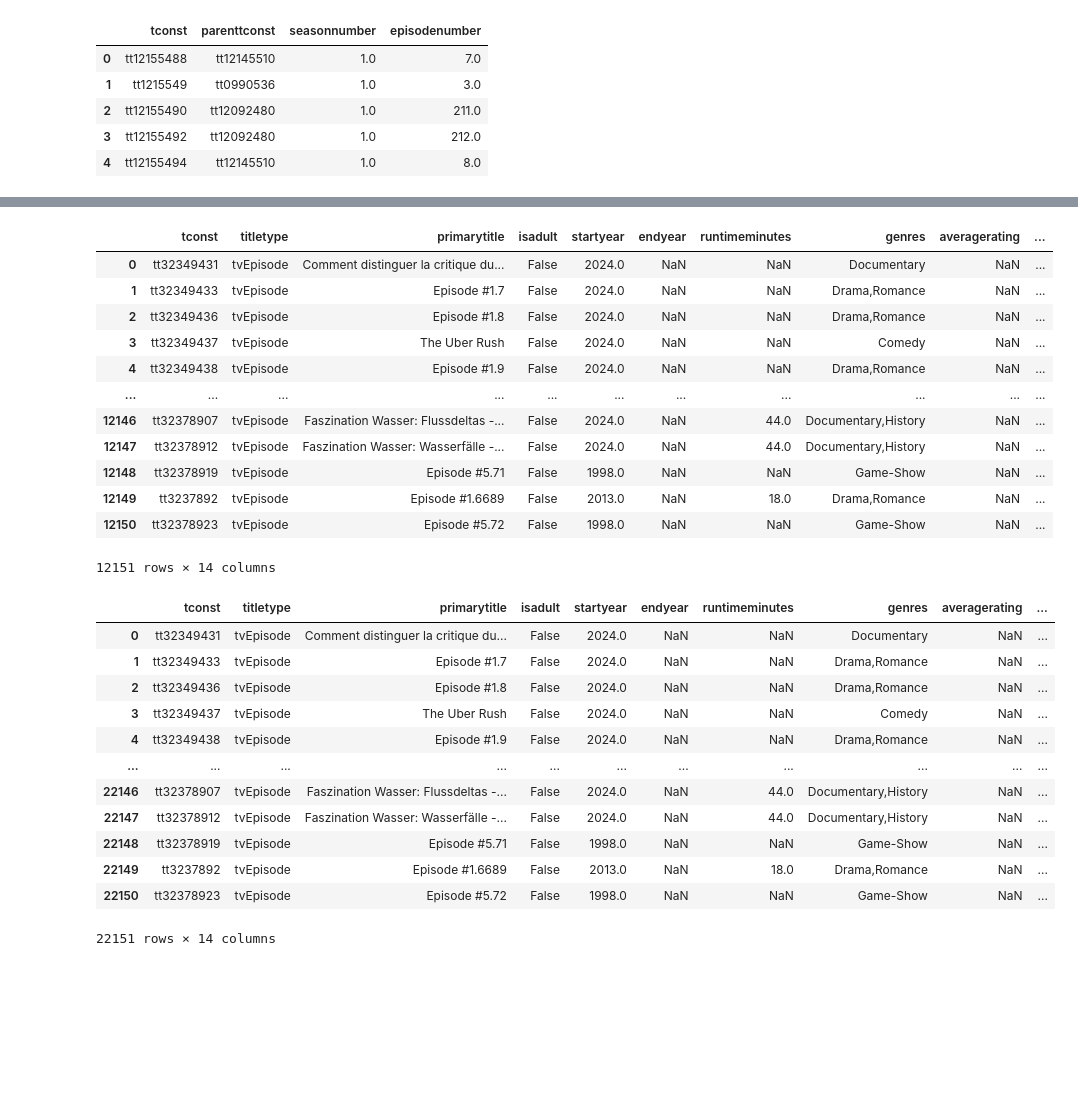
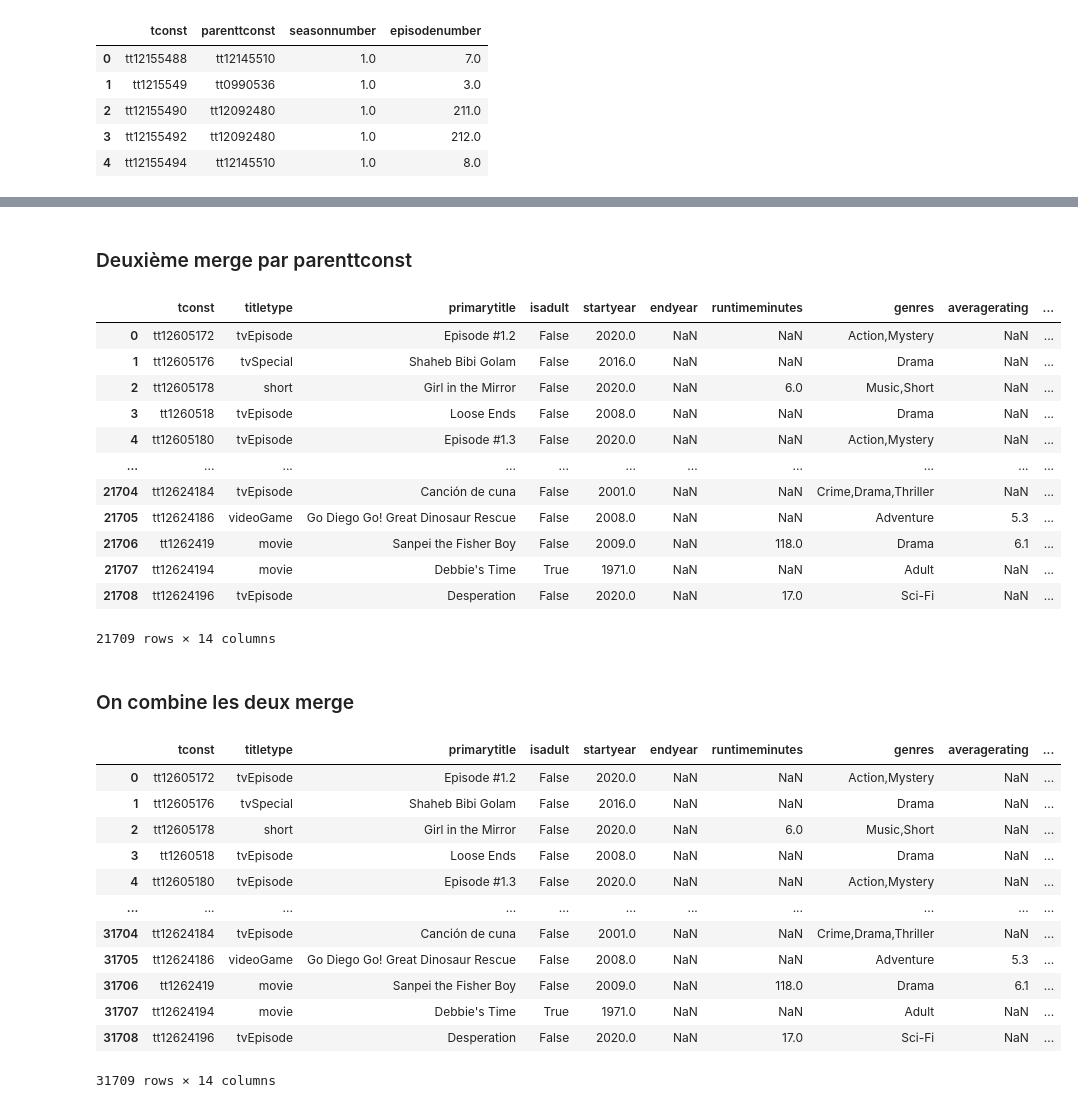
Before and after one commit to MelodyDuplaix/Netfloox_g0_JohnBondouxDuplaix, a Jupyter notebook: extraction_features.ipynb, the cells around one changed output, grey strips where cells are left out. Saved outputs shown, nothing was run; the diff lists cells and outputs as text; code cells hidden in the pictures; blank space fills up the shorter version.

Commit message:
Feat: Extraction des features des tables title_basics, title_episode et title_akas

```diff
--- a/extraction_features.ipynb
+++ b/extraction_features.ipynb
@@ -10,6 +14,6 @@ engine = create_engine(database_url)
 # %%
 
-query = "SELECT * FROM sebastien.title_basics LIMIT 10000;"
+query = "SELECT tconst, titletype, primarytitle, isadult, startyear, endyear, runtimeminutes, genres, averagerating, numvotes FROM sebastien.title_basics ORDER BY tconst LIMIT 10000;"
 with engine.connect() as conn, conn.begin():
     df = pd.read_sql_query(query, engine)
 
@@ -24,3 +27,0 @@ df.head()
-# %%
-df.drop(columns=["originaltitle"], inplace=True)
-df
@@ -70,36 +67,40 @@ df_merge
 10000 rows × 13 columns
+# %% [markdown]
+### Deuxième merge par parenttconst
 # %%
 df_merge_parent = df.merge(df_episode, left_on="tconst", right_on="parenttconst", how="left", suffixes=('', '_parent'))
 df_merge_parent
 # %% [output]
 |  | tconst | titletype | primarytitle | isadult | startyear | endyear | runtimeminutes | genres | averagerating | ... |
-| 0 | tt32349431 | tvEpisode | Comment distinguer la critique du... | False | 2024.0 | NaN | NaN | Documentary | NaN | ... |
-| 1 | tt32349433 | tvEpisode | Episode #1.7 | False | 2024.0 | NaN | NaN | Drama,Romance | NaN | ... |
-| 2 | tt32349436 | tvEpisode | Episode #1.8 | False | 2024.0 | NaN | NaN | Drama,Romance | NaN | ... |
-| 3 | tt32349437 | tvEpisode | The Uber Rush | False | 2024.0 | NaN | NaN | Comedy | NaN | ... |
-| 4 | tt32349438 | tvEpisode | Episode #1.9 | False | 2024.0 | NaN | NaN | Drama,Romance | NaN | ... |
+| 0 | tt12605172 | tvEpisode | Episode #1.2 | False | 2020.0 | NaN | NaN | Action,Mystery | NaN | ... |
+| 1 | tt12605176 | tvSpecial | Shaheb Bibi Golam | False | 2016.0 | NaN | NaN | Drama | NaN | ... |
+| 2 | tt12605178 | short | Girl in the Mirror | False | 2020.0 | NaN | 6.0 | Music,Short | NaN | ... |
+| 3 | tt1260518 | tvEpisode | Loose Ends | False | 2008.0 | NaN | NaN | Drama | NaN | ... |
+| 4 | tt12605180 | tvEpisode | Episode #1.3 | False | 2020.0 | NaN | NaN | Action,Mystery | NaN | ... |
 | ... | ... | ... | ... | ... | ... | ... | ... | ... | ... | ... |
-| 12146 | tt32378907 | tvEpisode | Faszination Wasser: Flussdeltas -... | False | 2024.0 | NaN | 44.0 | Documentary,History | NaN | ... |
-| 12147 | tt32378912 | tvEpisode | Faszination Wasser: Wasserfälle -... | False | 2024.0 | NaN | 44.0 | Documentary,History | NaN | ... |
-| 12148 | tt32378919 | tvEpisode | Episode #5.71 | False | 1998.0 | NaN | NaN | Game-Show | NaN | ... |
-| 12149 | tt3237892 | tvEpisode | Episode #1.6689 | False | 2013.0 | NaN | 18.0 | Drama,Romance | NaN | ... |
-| 12150 | tt32378923 | tvEpisode | Episode #5.72 | False | 1998.0 | NaN | NaN | Game-Show | NaN | ... |
+| 21704 | tt12624184 | tvEpisode | Canción de cuna | False | 2001.0 | NaN | NaN | Crime,Drama,Thriller | NaN | ... |
+| 21705 | tt12624186 | videoGame | Go Diego Go! Great Dinosaur Rescue | False | 2008.0 | NaN | NaN | Adventure | 5.3 | ... |
+| 21706 | tt1262419 | movie | Sanpei the Fisher Boy | False | 2009.0 | NaN | 118.0 | Drama | 6.1 | ... |
+| 21707 | tt12624194 | movie | Debbie's Time | True | 1971.0 | NaN | NaN | Adult | NaN | ... |
+| 21708 | tt12624196 | tvEpisode | Desperation | False | 2020.0 | NaN | 17.0 | Sci-Fi | NaN | ... |
-12151 rows × 14 columns
+21709 rows × 14 columns
+# %% [markdown]
+### On combine les deux merge
 # %%
-combined = pd.concat([df_merge, df_merge_parent], ignore_index=True)
-combined
+df = pd.concat([df_merge, df_merge_parent], ignore_index=True)
+df
 # %% [output]
 |  | tconst | titletype | primarytitle | isadult | startyear | endyear | runtimeminutes | genres | averagerating | ... |
-| 0 | tt32349431 | tvEpisode | Comment distinguer la critique du... | False | 2024.0 | NaN | NaN | Documentary | NaN | ... |
-| 1 | tt32349433 | tvEpisode | Episode #1.7 | False | 2024.0 | NaN | NaN | Drama,Romance | NaN | ... |
-| 2 | tt32349436 | tvEpisode | Episode #1.8 | False | 2024.0 | NaN | NaN | Drama,Romance | NaN | ... |
-| 3 | tt32349437 | tvEpisode | The Uber Rush | False | 2024.0 | NaN | NaN | Comedy | NaN | ... |
-| 4 | tt32349438 | tvEpisode | Episode #1.9 | False | 2024.0 | NaN | NaN | Drama,Romance | NaN | ... |
+| 0 | tt12605172 | tvEpisode | Episode #1.2 | False | 2020.0 | NaN | NaN | Action,Mystery | NaN | ... |
+| 1 | tt12605176 | tvSpecial | Shaheb Bibi Golam | False | 2016.0 | NaN | NaN | Drama | NaN | ... |
+| 2 | tt12605178 | short | Girl in the Mirror | False | 2020.0 | NaN | 6.0 | Music,Short | NaN | ... |
+| 3 | tt1260518 | tvEpisode | Loose Ends | False | 2008.0 | NaN | NaN | Drama | NaN | ... |
+| 4 | tt12605180 | tvEpisode | Episode #1.3 | False | 2020.0 | NaN | NaN | Action,Mystery | NaN | ... |
 | ... | ... | ... | ... | ... | ... | ... | ... | ... | ... | ... |
-| 22146 | tt32378907 | tvEpisode | Faszination Wasser: Flussdeltas -... | False | 2024.0 | NaN | 44.0 | Documentary,History | NaN | ... |
-| 22147 | tt32378912 | tvEpisode | Faszination Wasser: Wasserfälle -... | False | 2024.0 | NaN | 44.0 | Documentary,History | NaN | ... |
-| 22148 | tt32378919 | tvEpisode | Episode #5.71 | False | 1998.0 | NaN | NaN | Game-Show | NaN | ... |
-| 22149 | tt3237892 | tvEpisode | Episode #1.6689 | False | 2013.0 | NaN | 18.0 | Drama,Romance | NaN | ... |
-| 22150 | tt32378923 | tvEpisode | Episode #5.72 | False | 1998.0 | NaN | NaN | Game-Show | NaN | ... |
+| 31704 | tt12624184 | tvEpisode | Canción de cuna | False | 2001.0 | NaN | NaN | Crime,Drama,Thriller | NaN | ... |
+| 31705 | tt12624186 | videoGame | Go Diego Go! Great Dinosaur Rescue | False | 2008.0 | NaN | NaN | Adventure | 5.3 | ... |
+| 31706 | tt1262419 | movie | Sanpei the Fisher Boy | False | 2009.0 | NaN | 118.0 | Drama | 6.1 | ... |
+| 31707 | tt12624194 | movie | Debbie's Time | True | 1971.0 | NaN | NaN | Adult | NaN | ... |
+| 31708 | tt12624196 | tvEpisode | Desperation | False | 2020.0 | NaN | 17.0 | Sci-Fi | NaN | ... |
-22151 rows × 14 columns
+31709 rows × 14 columns
 # %%
```
Also changed, not shown: parts of 21 cells of this notebook, 1 other file.
